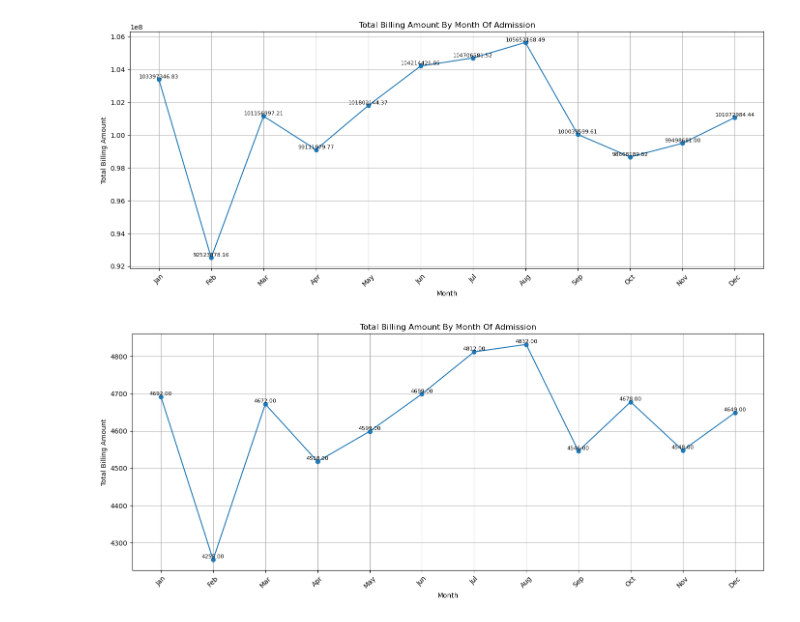
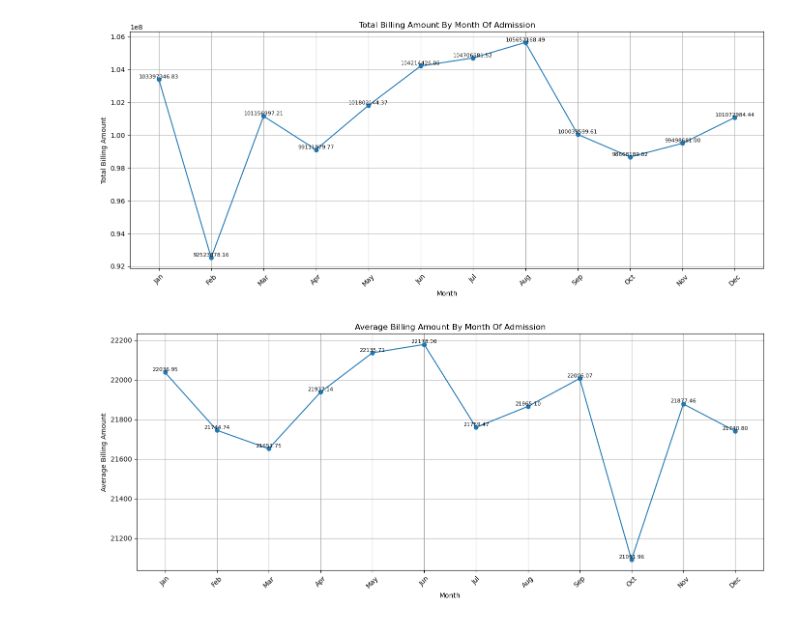
Before and after one commit to FlazeFy2/DS-Healthcare_Dataset, a Jupyter notebook: exploratory data analysis-line.ipynb, the cells around one changed output. Saved outputs shown, nothing was run; the diff lists cells and outputs as text; code cells hidden in the pictures.

Commit message:
[DS] Exploratory Data Analysis (EDA) - Line Chart Average Length of Stay By Month Of Admission

```diff
--- a/exploratory data analysis-line.ipynb
+++ b/exploratory data analysis-line.ipynb
@@ -68,33 +68,33 @@ plt.show()
 # %%
 import pandas as pd
 import numpy as np
 import matplotlib.pyplot as plt
 
 # Declaration
 # Exploratory Data Analysis (EDA) - Line Chart Average Billing Amount By Month Of Admission
 data = pd.read_csv("modified_healthcare_dataset.csv")
 
 # Get Month
 data['Date of Admission'] = pd.to_datetime(data['Date of Admission'], errors='coerce')
 data['Month'] = data['Date of Admission'].dt.month
 month_names = ['Jan', 'Feb', 'Mar', 'Apr', 'May', 'Jun','Jul', 'Aug', 'Sep', 'Oct', 'Nov', 'Dec']
 data['MonthName'] = data['Month'].apply(lambda x: month_names[x - 1])
 
-# Group by Month and sum Billing Amount
+# Group by Month and avg Billing Amount
 data['Billing Amount'] = pd.to_numeric(data['Billing Amount'], errors='coerce')
-monthly_billing = data.groupby('MonthName')['Billing Amount'].count().reindex(month_names, fill_value=0)
+monthly_billing = data.groupby('MonthName')['Billing Amount'].mean().reindex(month_names, fill_value=0)
 
 # Plot line chart
 plt.figure(figsize=(14, 6))
 plt.plot(monthly_billing.index, monthly_billing.values, marker='o')
 plt.title('Average Billing Amount By Month Of Admission')
 plt.xlabel('Month')
 plt.ylabel('Average Billing Amount')
 plt.xticks(rotation=45)
 plt.grid(True)
 for x, y in zip(monthly_billing.index, monthly_billing.values):
     plt.text(x, y + 1, f"{y:.2f}", ha='center', va='bottom', fontsize=8)
 plt.tight_layout()
 plt.show()
 # %% [output]
-[figure, old version]
+[figure, new version]
```
Also changed, not shown: parts of 1 cell of this notebook.
